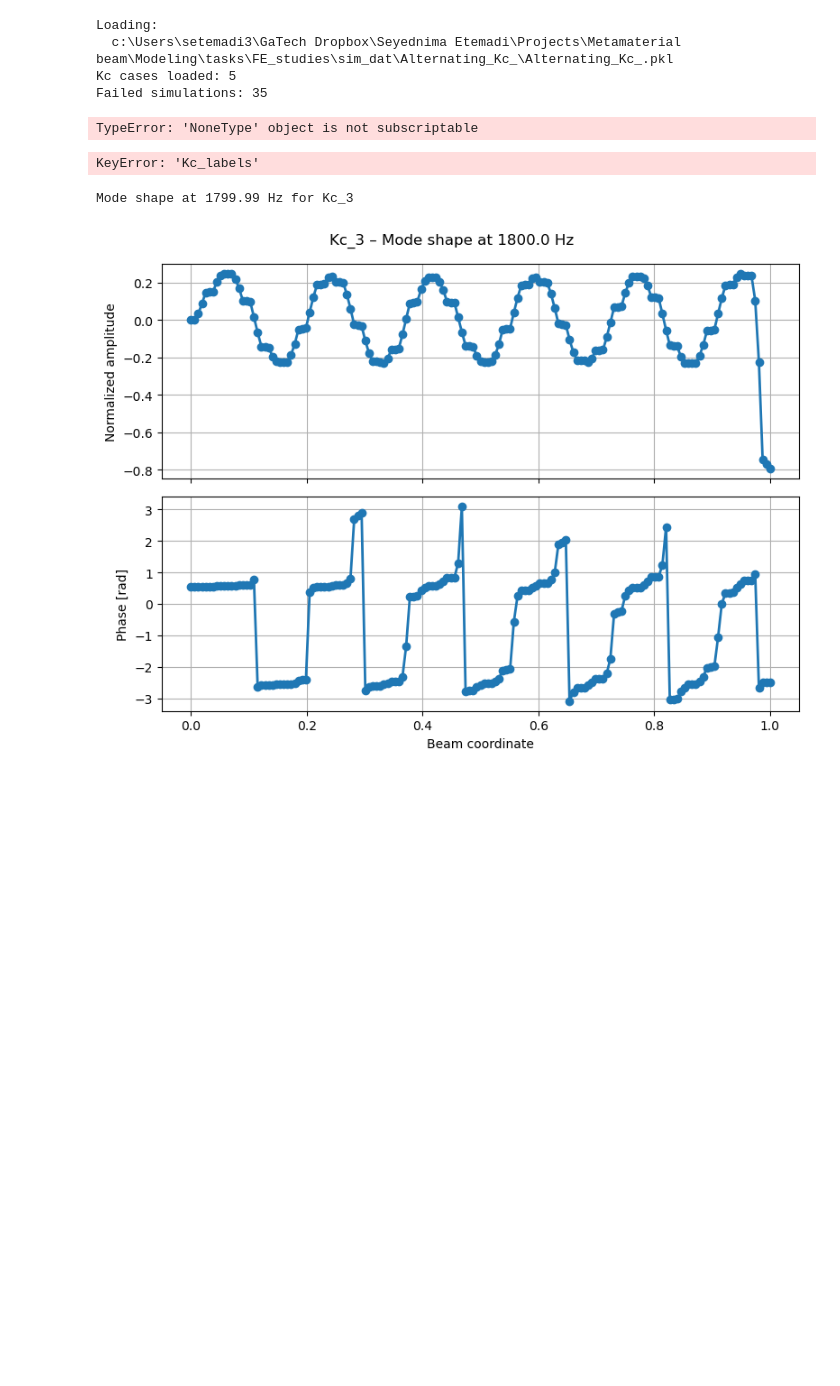
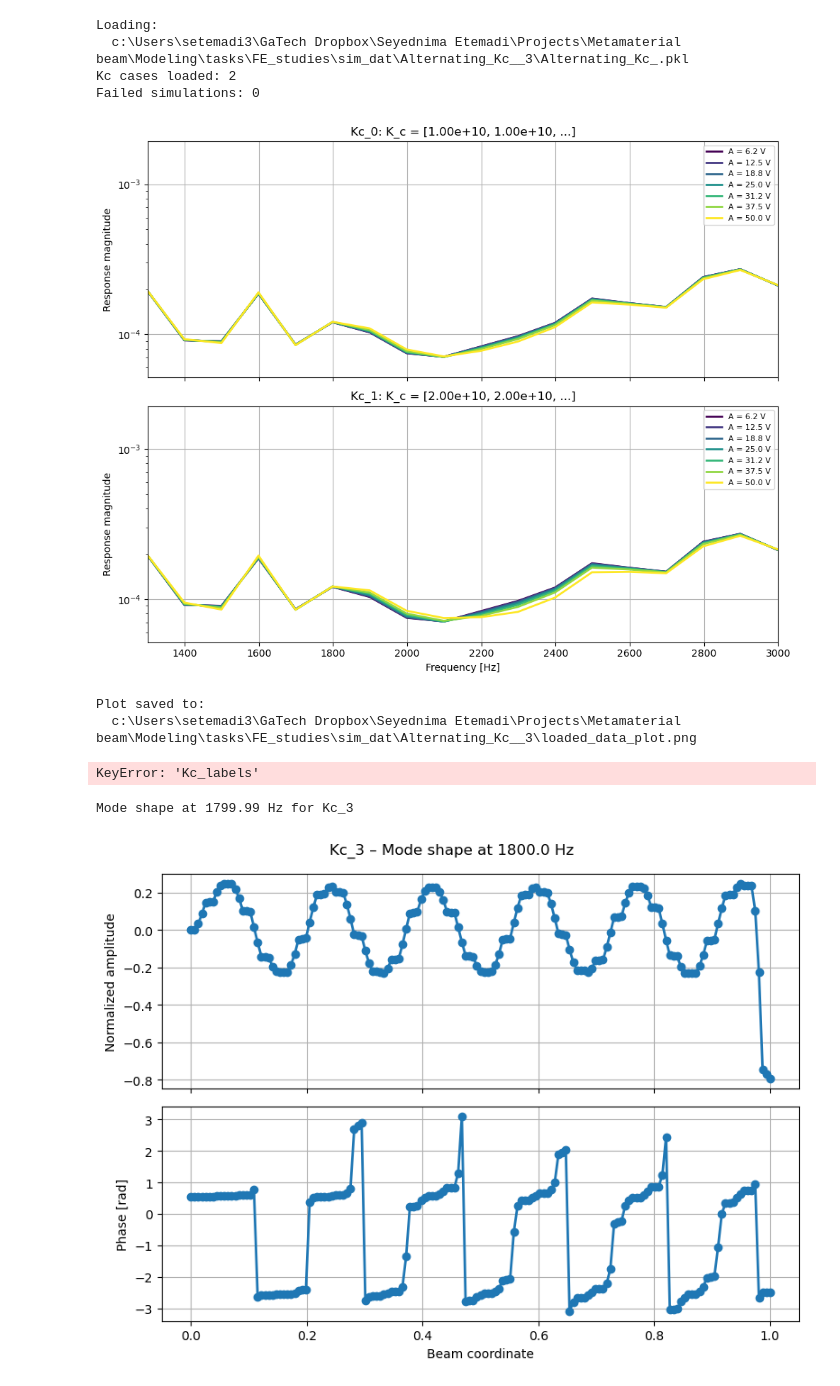
Before and after one commit to nimaet/Modeling, a Jupyter notebook: tasks/FE_studies/2D_amp_Kc.ipynb, the cells around one changed output. Saved outputs shown, nothing was run; the diff lists cells and outputs as text; code cells hidden in the pictures; blank space fills up the shorter version.

Commit message:
updated 2d sweep for folder separation

```diff
--- a/tasks/FE_studies/2D_amp_Kc.ipynb
+++ b/tasks/FE_studies/2D_amp_Kc.ipynb
@@ -94,8 +94,8 @@ OUTPUT_SPEC = {
 	"freq": lambda out: out["spectral"]["freq"],
 	"X":  lambda out: out["spectral"]["X"],
 	"Y":  lambda out: out["spectral"]["Y"],
-	"u_dot":  lambda out: out["spectral"]["u_dot"],
-	"voltage": lambda out: out["spectral"]["v"],
+	"u_dot":  lambda out: out["spectral"]["FRF"],
+	# "voltage": lambda out: out["spectral"]["v"],
 
 }
 
@@ -379,7 +391,7 @@ from pathlib import Path
 # =========================================================
 # User input: run folder name (under sim_dat) OR absolute path
 # =========================================================
-RUN_FOLDER = "Alternating_Kc_"   # e.g. "Alternating_Kc_2"
+RUN_FOLDER = "Alternating_Kc__3"   # e.g. "Alternating_Kc_2"
 
 sim_dat_dir = Path.cwd() / "sim_dat"
 run_dir = Path(RUN_FOLDER)
@@ -420,20 +432,36 @@ else:
 	)
 
 # =========================================================
-# Helper to build 1D curve from saved block data
+# Helpers (robust against uneven list lengths)
 # =========================================================
-def build_curve(freq, block_data):
-	if "FRF" in block_data:
-		return np.asarray(block_data["FRF"])  # expected shape: (n_freq,)
-	if "u_dot" in block_data:
-		u_dot_spec = np.asarray(block_data["u_dot"])  # expected: (n_freq, n_dof)
+def get_entry(data_block, key, idx):
+	if key not in data_block:
+		return None
+	if idx >= len(data_block[key]):
+		return None
+	return data_block[key][idx]
+
+
+def build_curve(data_block, idx):
+	frf_entry = get_entry(data_block, "FRF", idx)
+	if frf_entry is not None:
+		return np.asarray(frf_entry)
+
+	u_dot_entry = get_entry(data_block, "u_dot", idx)
+	if u_dot_entry is not None:
+		u_dot_spec = np.asarray(u_dot_entry)
 		if u_dot_spec.ndim == 2:
 			return np.mean(np.abs(u_dot_spec), axis=1)
-	if "Y" in block_data:
-		Y = np.asarray(block_data["Y"])  # expected: (n_freq, n_dof)
+		return np.abs(u_dot_spec).squeeze()
+
+	y_entry = get_entry(data_block, "Y", idx)
+	if y_entry is not None:
+		Y = np.asarray(y_entry)
 		if Y.ndim == 2:
 			return np.mean(np.abs(Y), axis=1)
-	raise KeyError("No plottable key found (expected one of FRF, u_dot, Y).")
+		return np.abs(Y).squeeze()
+
+	return None
 
 # =========================================================
 # Plot and save
@@ -445,42 +473,64 @@ fig, axes = plt.subplots(
 )
 
 if len(kc_labels_sorted) == 1:
 	axes = [axes]
 
 for ax, label in zip(axes, kc_labels_sorted):
 	block = results_by_kc[label]
 	amps = block["amps"]
 	data_block = block["data"]
 
+	freq_list = data_block.get("freq", [])
+	n_valid = min(len(amps), len(freq_list))
+
 	cmap = plt.cm.viridis
-	colors = cmap(np.linspace(0, 1, len(amps)))
+	colors = cmap(np.linspace(0, 1, max(n_valid, 1)))
 
-	for idx, (amp, col) in enumerate(zip(amps, colors)):
-		freq = np.asarray(data_block["freq"][idx])
-		curve = build_curve(freq, {k: data_block[k][idx] for k in data_block.keys()})
+	skipped = 0
+	for idx in range(n_valid):
+		amp = amps[idx]
+		col = colors[idx]
+		freq = np.asarray(freq_list[idx])
+		curve = build_curve(data_block, idx)
+
+		if curve is None:
+			skipped += 1
+			continue
+
+		curve = np.asarray(curve).squeeze()
+		if freq.shape[0] != curve.shape[0]:
+			n = min(freq.shape[0], curve.shape[0])
+			freq = freq[:n]
+			curve = curve[:n]
+
 		ax.semilogy(freq, curve, color=col, linewidth=2, label=f"A = {amp:.1f} V")
 
 	kc_vec = block["kc_vec"]
 	ax.set_title(f"{label}: K_c = [{kc_vec[0]:.2e}, {kc_vec[1]:.2e}, ...]")
 	ax.set_ylabel("Response magnitude")
 	ax.grid(True)
-	ax.legend(fontsize=8)
+	if n_valid - skipped > 0:
+		ax.legend(fontsize=8)
+	if skipped > 0:
+		print(f"{label}: skipped {skipped} incomplete traces")
 
 axes[-1].set_xlabel("Frequency [Hz]")
 axes[-1].set_xlim([1300, 3000])
 
 plt.tight_layout()
 plot_path = run_dir / "loaded_data_plot.png"
 plt.savefig(plot_path, dpi=300, bbox_inches="tight")
 plt.show()
 
 print(f"Plot saved to:\n  {plot_path}")
 # %% [output]
 Loading:
-  c:\Users\setemadi3\GaTech Dropbox\Seyednima Etemadi\Projects\Metamaterial beam\Modeling\tasks\FE_studies\sim_dat\Alternating_Kc_\Alternating_Kc_.pkl
-Kc cases loaded: 5
-Failed simulations: 35
+  c:\Users\setemadi3\GaTech Dropbox\Seyednima Etemadi\Projects\Metamaterial beam\Modeling\tasks\FE_studies\sim_dat\Alternating_Kc__3\Alternating_Kc_.pkl
+Kc cases loaded: 2
+Failed simulations: 0
+[figure, added]
-TypeError: 'NoneType' object is not subscriptable
+Plot saved to:
+  c:\Users\setemadi3\GaTech Dropbox\Seyednima Etemadi\Projects\Metamaterial beam\Modeling\tasks\FE_studies\sim_dat\Alternating_Kc__3\loaded_data_plot.png
 # %%
 kc_labels_sorted = data["Kc_labels"]
 # %% [output]
```
Also changed, not shown: parts of 1 cell of this notebook.
